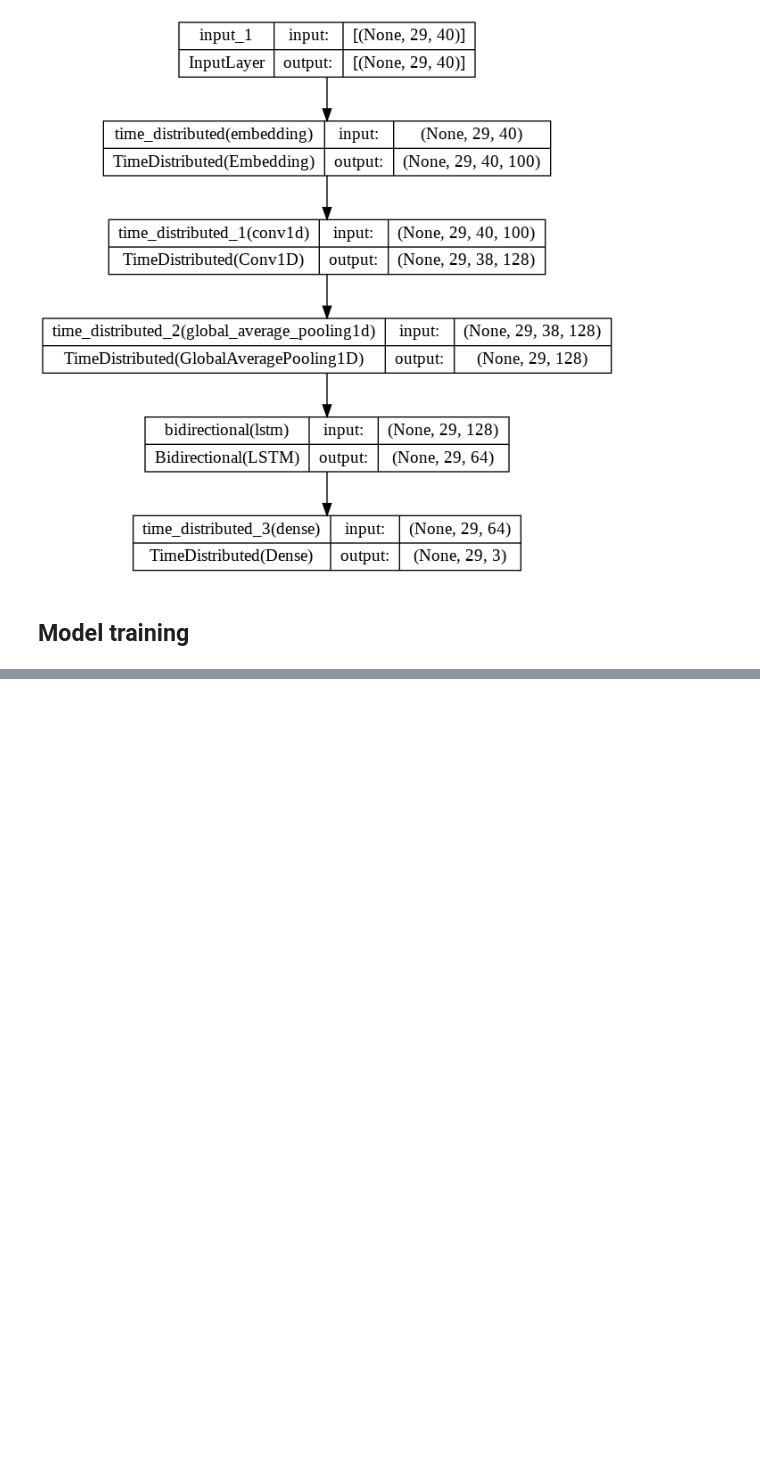
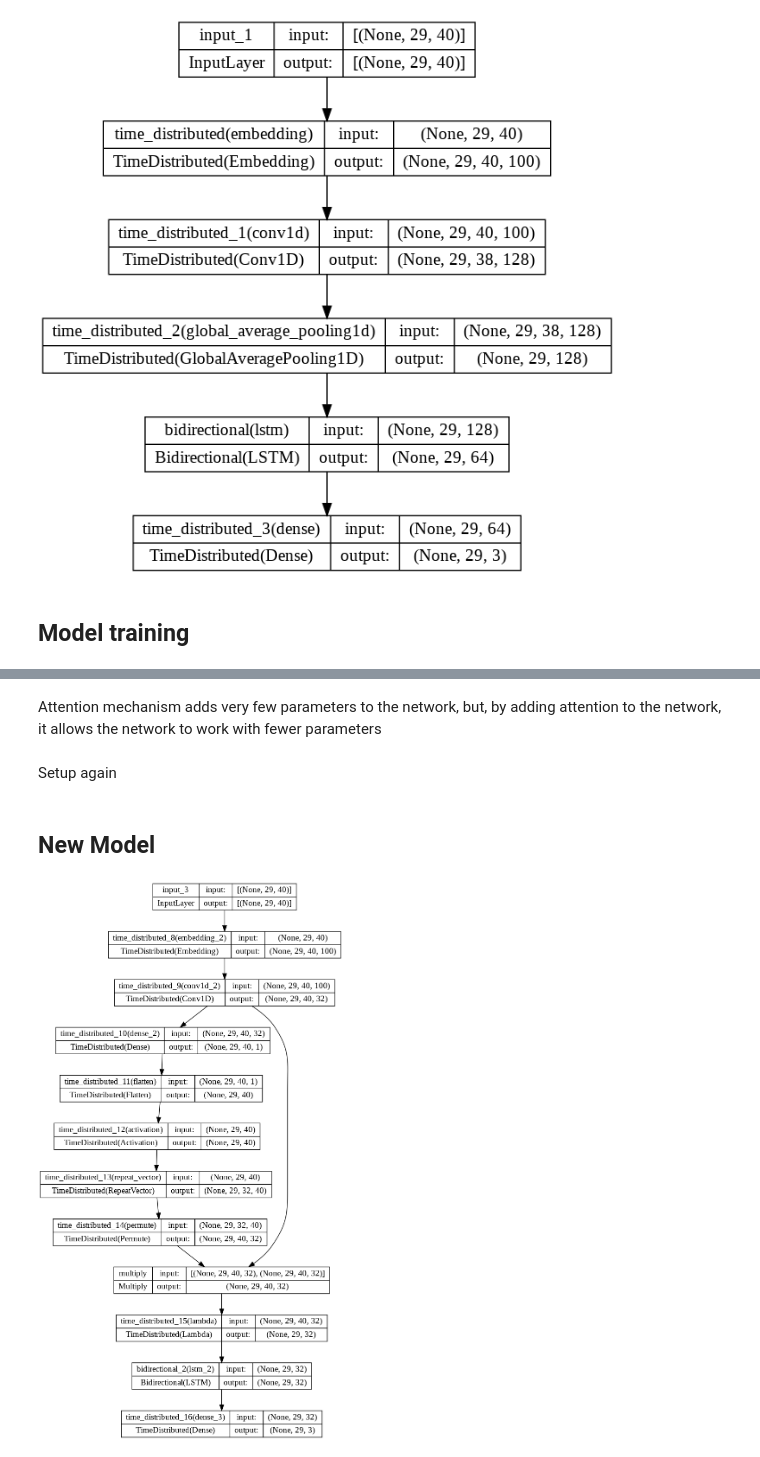
Before and after one commit to chimi-pt/Attendance-Management-System-Using-Face-Recognition, a Jupyter notebook: main.ipynb, the cells around one changed output, grey strips where cells are left out. Cells and saved outputs as stored; diff of their text form; code cells hidden in the pictures; blank space fills up the shorter version.

```diff
--- a/main.ipynb
+++ b/main.ipynb
@@ -756,8 +634,8 @@ def get_baseline_model():
     return model
 # %%
 # model summary
-model = get_baseline_model()
-model.summary()
+model1 = get_baseline_model1()
+model1.summary()
 # %% [output]
 Model: "model"
 _________________________________________________________________
@@ -836,0 +923,4 @@ InvalidArgumentError: ignored
+# %% [markdown]
+Attention mechanism adds very few parameters to the network, but, by adding attention to the network, it allows the network to work with fewer parameters
+# %% [markdown]
+Setup again
@@ -836,0 +944,43 @@ InvalidArgumentError: ignored
+# %% [markdown]
+## New Model
+# %%
+# construct the model
+EMBEDDING_PATH = '/content/drive/MyDrive/project/glove.6B.100d.txt'
+EMBEDDING_DIM = 100
+
+def get_baseline_model2():
+    word_in = Input(shape=(max_len_story, MAX_LEN_WORD,))
+
+    emb_word = TimeDistributed(
+        Embedding(input_dim=(n_words + 2),
+            output_dim=EMBEDDING_DIM,
+            input_length=MAX_LEN_WORD,
+            weights=[get_embedding_matrix(word2idx,
+                EMBEDDING_PATH, EMBEDDING_DIM)],
+            trainable=True
+        )
+    )(word_in)
+
+    emb_word2 = TimeDistributed(Convolution1D(32, 2, activation='relu',padding= 'same'))(emb_word)
+
+    activations_weights = TimeDistributed(Dense(1, activation='tanh'))(emb_word2)
+    activations_weights = TimeDistributed(Flatten())(activations_weights)
+    activations_weights = TimeDistributed(Activation('softmax'))(activations_weights)
+    activations_weights = TimeDistributed(RepeatVector(32))(activations_weights)
+    activations_weights = TimeDistributed(Permute([2, 1]))(activations_weights)
+    activations_weighted = multiply([emb_word2,activations_weights])
+
+    emb_sent = TimeDistributed(Lambda(lambda x: K.sum(x, axis=-2)))(activations_weighted)
+
+    main_lstm = Bidirectional(LSTM(units=16, return_sequences=True))(emb_sent)
+    out = TimeDistributed(Dense(n_tags + 1, activation='softmax'))(main_lstm)
+
+    model = Model([word_in], out)
+
+    return model
+# %%
+# plot the model architecture
+model2 = get_baseline_model2()
+tf.keras.utils.plot_model(model2, 'model2.png', show_shapes=True)
+# %% [output]
+[figure, added]
```
Also changed, not shown: parts of 105 cells of this notebook.
